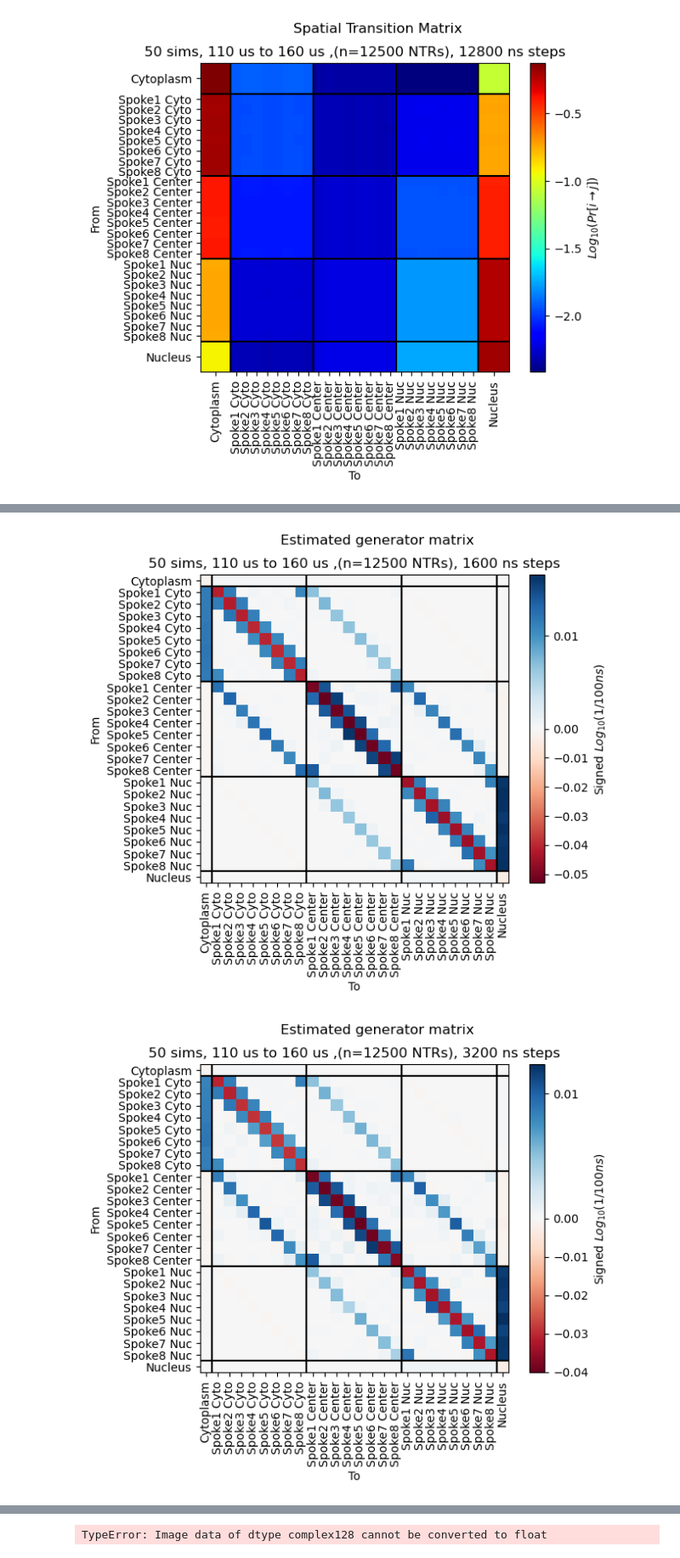
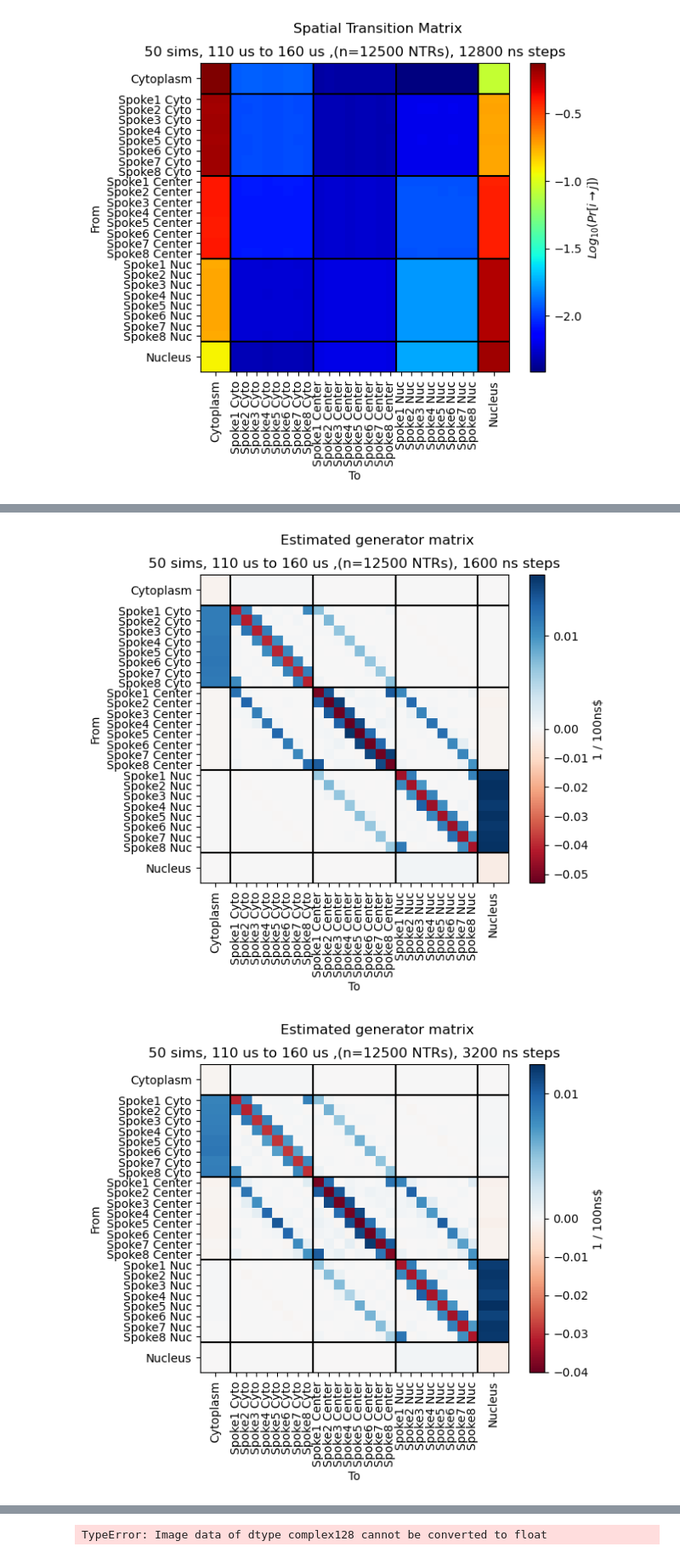
Before and after one commit to ravehlab/iMSM, a Jupyter notebook: spatial_markov_chain.ipynb, the cells around one changed output, grey strips where cells are left out. Shown at 85% size. Drawn from its saved outputs; the diff is of its cells as text; code cells hidden in the pictures.

```diff
--- a/spatial_markov_chain.ipynb
+++ b/spatial_markov_chain.ipynb
@@ -328,8 +328,10 @@ for i in [1, 2, 4, 8, 16, 32, 64, 128]:
                                 ticks_list,
                                 f"50 sims, 110 us to 160 us ,(n={250*50} NTRs), {i*100} ns steps",
                                 vlines, hlines,
-                                cbar_label=r'Signed $Log_{10} (1 / 100ns)$',
+                                # cbar_label=r'Signed $Log_{10} (1 / 100ns)$',
+                                cbar_label=r'1 / 100ns',
                                 suptitle="Estimated generator matrix",
                                 cmap="RdBu",
-                                diverge_colors_around_0=True)
+                                diverge_colors_around_0=True,
+                                first_and_last_factor=3)
 # %% [output]
@@ -340,2 +342,2 @@ for i in [1, 2, 4, 8, 16, 32, 64, 128]:
-[figure, old version]
+[figure, new version]
-[figure, old version]
+[figure, new version]
```
Also changed, not shown: parts of 1 cell of this notebook, 3 other files.
